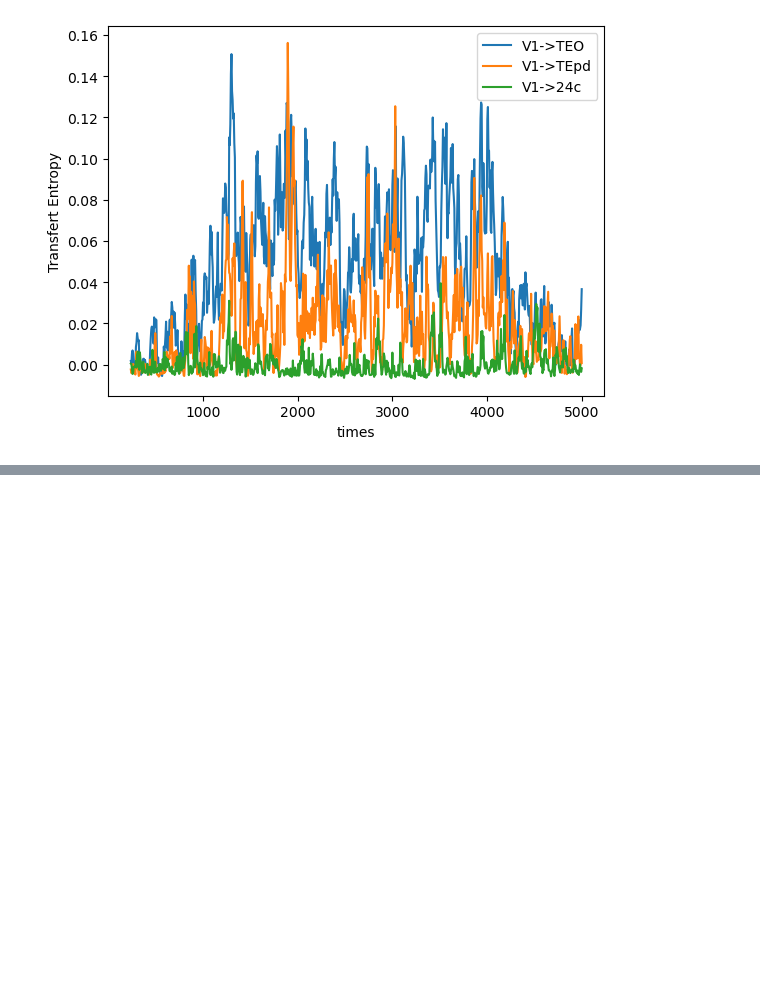
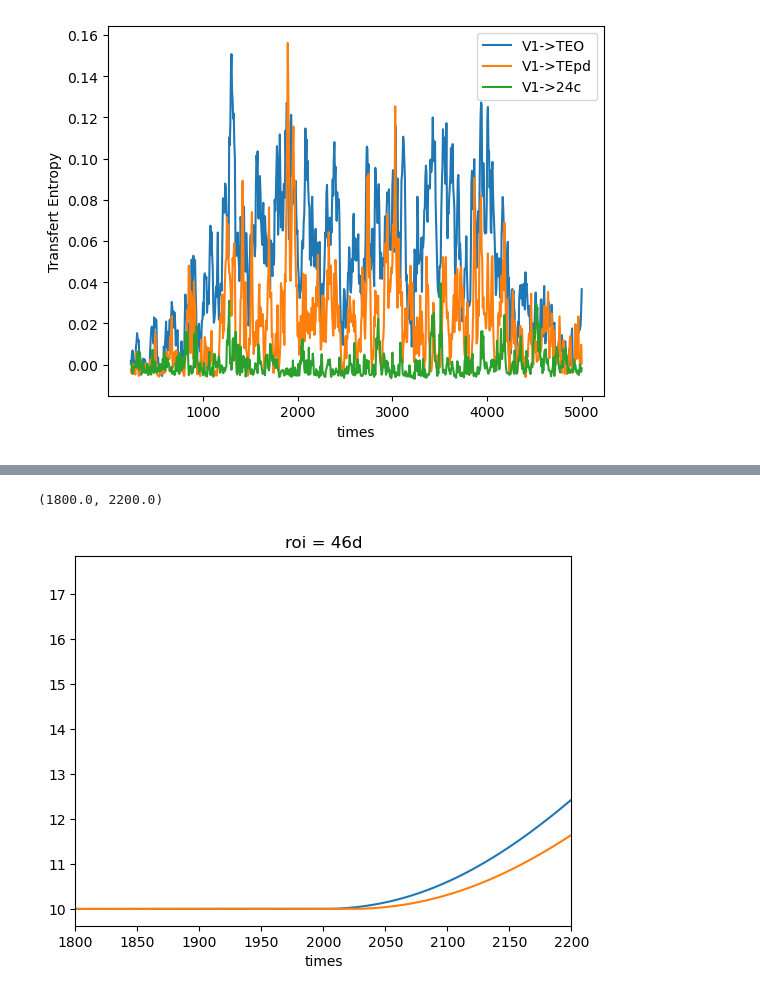
Before and after one commit to brainets/IPP_PAPER, a Jupyter notebook: notebooks/2. Mean field model (circuit).ipynb, the cells around one changed output, grey strips where cells are left out. Drawn from its saved outputs; the diff is of its cells as text; code cells hidden in the pictures; blank space fills up the shorter version.

```diff
--- a/notebooks/2. Mean field model (circuit).ipynb
+++ b/notebooks/2. Mean field model (circuit).ipynb
@@ -229,0 +270,7 @@ plt.title("time")
+# %%
+r_s_1.sel(roi="46d").plot()
+r_s_2.sel(roi="46d").plot()
+plt.xlim(1800, 2200)
+# %% [output]
+(1800.0, 2200.0)
+[figure, added]
```
Also changed, not shown: parts of 11 cells of this notebook, 3 other files.
